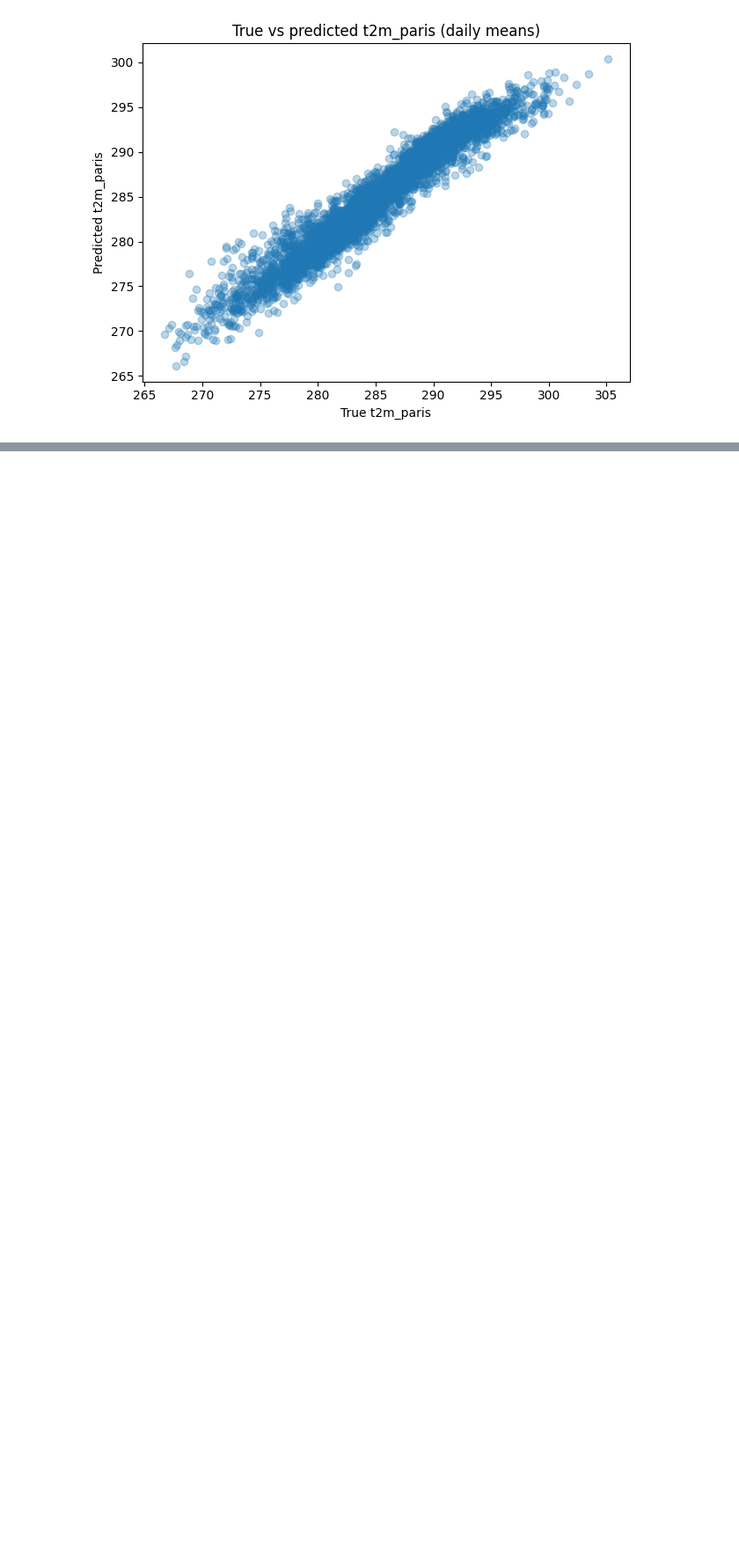
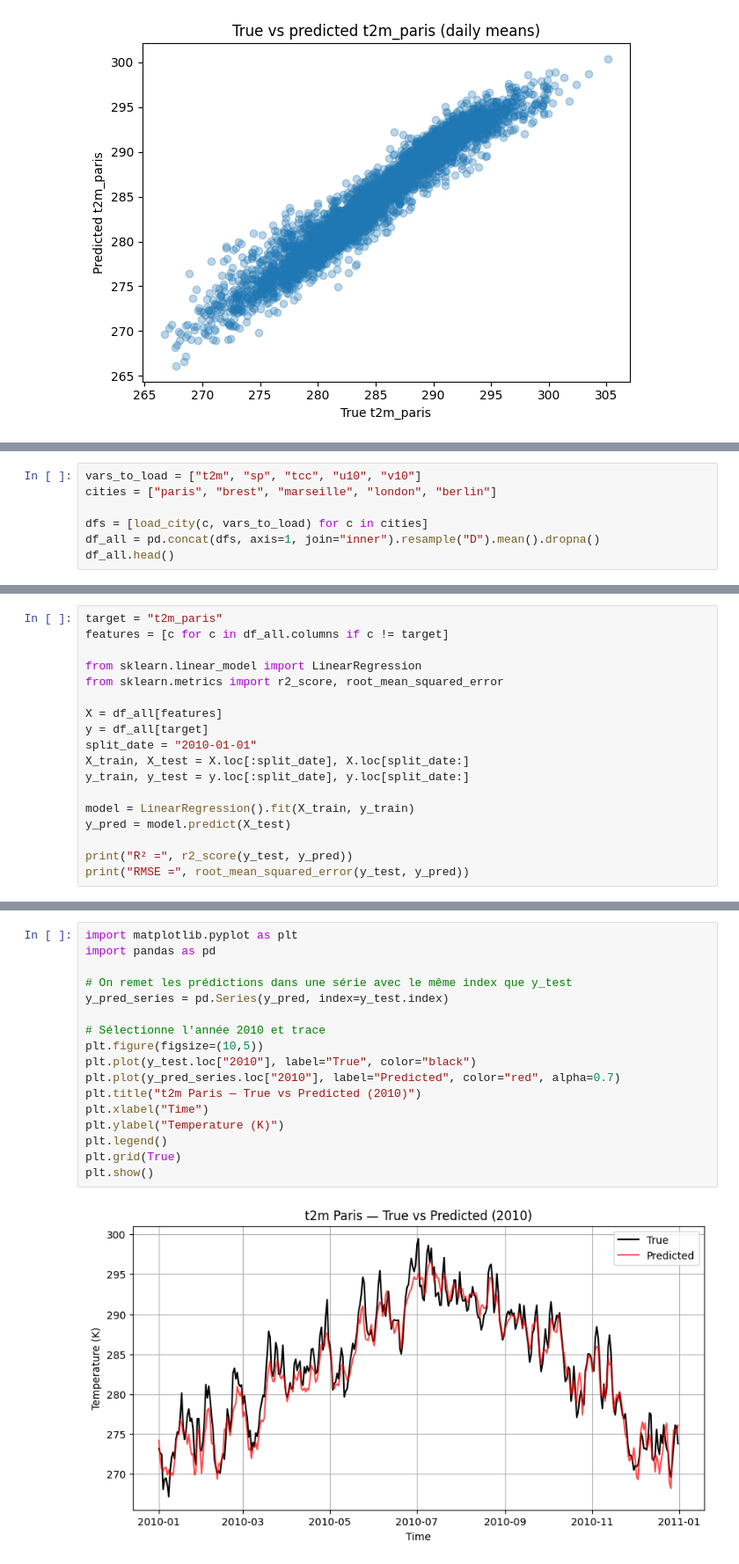
Before and after one commit to louislairy/ML4C-Project-Bracco-Lairy, a Jupyter notebook: project_weather.ipynb, the cells around one changed output, grey strips where cells are left out. Shown at 88% size. Saved outputs shown, nothing was run; the diff lists cells and outputs as text; blank space fills up the shorter version.

```diff
--- a/project_weather.ipynb
+++ b/project_weather.ipynb
@@ -255,0 +309,7 @@ plt.show()
+# %%
+vars_to_load = ["t2m", "sp", "tcc", "u10", "v10"]
+cities = ["paris", "brest", "marseille", "london", "berlin"]
+
+dfs = [load_city(c, vars_to_load) for c in cities]
+df_all = pd.concat(dfs, axis=1, join="inner").resample("D").mean().dropna()
+df_all.head()
@@ -255,0 +325,18 @@ plt.show()
+# %%
+target = "t2m_paris"
+features = [c for c in df_all.columns if c != target]
+
+from sklearn.linear_model import LinearRegression
+from sklearn.metrics import r2_score, root_mean_squared_error
+
+X = df_all[features]
+y = df_all[target]
+split_date = "2010-01-01"
+X_train, X_test = X.loc[:split_date], X.loc[split_date:]
+y_train, y_test = y.loc[:split_date], y.loc[split_date:]
+
+model = LinearRegression().fit(X_train, y_train)
+y_pred = model.predict(X_test)
+
+print("R² =", r2_score(y_test, y_pred))
+print("RMSE =", root_mean_squared_error(y_test, y_pred))
@@ -255,0 +346,19 @@ plt.show()
+# %%
+import matplotlib.pyplot as plt
+import pandas as pd
+
+# On remet les prédictions dans une série avec le même index que y_test
+y_pred_series = pd.Series(y_pred, index=y_test.index)
+
+# Sélectionne l'année 2010 et trace
+plt.figure(figsize=(10,5))
+plt.plot(y_test.loc["2010"], label="True", color="black")
+plt.plot(y_pred_series.loc["2010"], label="Predicted", color="red", alpha=0.7)
+plt.title("t2m Paris — True vs Predicted (2010)")
+plt.xlabel("Time")
+plt.ylabel("Temperature (K)")
+plt.legend()
+plt.grid(True)
+plt.show()
+# %% [output]
+[figure, added]
```
Also changed, not shown: parts of 37 cells of this notebook.
